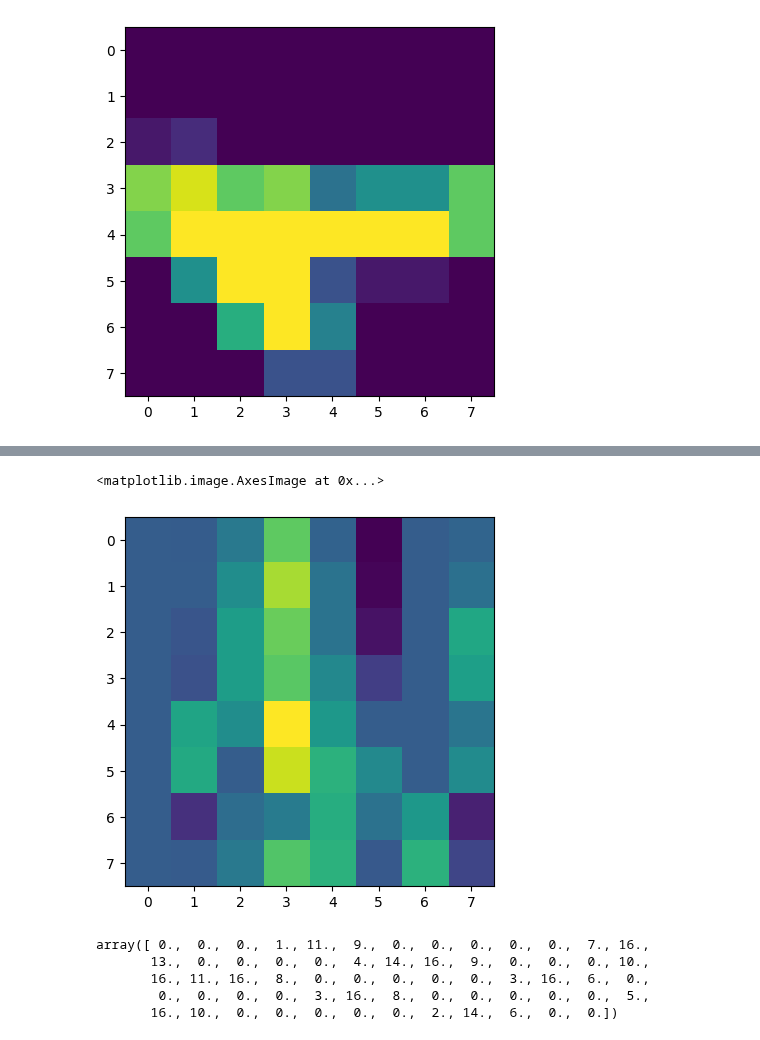
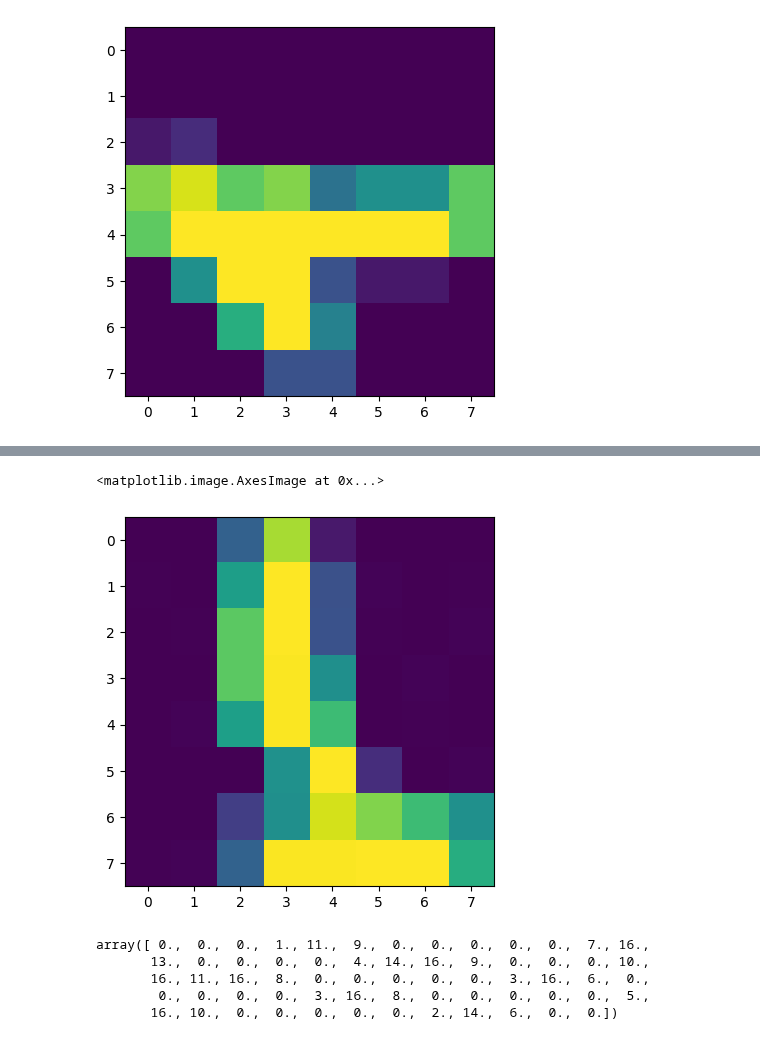
Before and after one commit to tayfununal/PyTorch, a Jupyter notebook: rotate_Load_digit_1.ipynb, the cells around one changed output, grey strips where cells are left out. Drawn from its saved outputs; the diff is of its cells as text; code cells hidden in the pictures.

```diff
--- a/rotate_Load_digit_1.ipynb
+++ b/rotate_Load_digit_1.ipynb
@@ -55,7 +55,7 @@ model = nn.Sequential(nn.Conv2d(1, 32, 2),
                       nn.Linear(hidden, hidden), nn.ReLU(),
                       nn.Linear(hidden, hidden), nn.ReLU(),
                       nn.Linear(hidden, hidden), nn.ReLU(),
-                      nn.Linear(hidden, 32))
+                      nn.Linear(hidden, 32), nn.ReLU())
 
 model2 = nn.Sequential(nn.Conv2d(1, 32, 2),
                       nn.Conv2d(32, 32, 2),
@@ -65,7 +65,37 @@ model2 = nn.Sequential(nn.Conv2d(1, 32, 2),
                       nn.Linear(hidden, hidden), nn.ReLU(),
                       nn.Linear(hidden, hidden), nn.ReLU(),
                       nn.Linear(hidden, hidden), nn.ReLU(),
-                      nn.Linear(hidden, 32))
+                      nn.Linear(hidden, 32), nn.ReLU())
+
+model3 = nn.Sequential(nn.Conv2d(1, 32, 2),
+                      nn.Conv2d(32, 32, 2),
+                      nn.Conv2d(32, 32, 2),
+                      nn.Flatten(),
+                      nn.Linear(160, hidden), nn.ReLU(),
+                      nn.Linear(hidden, hidden), nn.ReLU(),
+                      nn.Linear(hidden, hidden), nn.ReLU(),
+                      nn.Linear(hidden, hidden), nn.ReLU(),
+                      nn.Linear(hidden, 32), nn.ReLU())
+
+model4 = nn.Sequential(nn.Conv2d(1, 32, 2),
+                      nn.Conv2d(32, 32, 2),
+                      nn.Conv2d(32, 32, 2),
+                      nn.Flatten(),
+                      nn.Linear(160, hidden), nn.ReLU(),
+                      nn.Linear(hidden, hidden), nn.ReLU(),
+                      nn.Linear(hidden, hidden), nn.ReLU(),
+                      nn.Linear(hidden, hidden), nn.ReLU(),
+                      nn.Linear(hidden, 32), nn.ReLU())
+
+model5 = nn.Sequential(nn.Conv2d(1, 32, 2),
+                      nn.Conv2d(32, 32, 2),
+                      nn.Conv2d(32, 32, 2),
+                      nn.Flatten(),
+                      nn.Linear(160, hidden), nn.ReLU(),
+                      nn.Linear(hidden, hidden), nn.ReLU(),
+                      nn.Linear(hidden, hidden), nn.ReLU(),
+                      nn.Linear(hidden, hidden), nn.ReLU(),
+                      nn.Linear(hidden, 32), nn.ReLU())
 # %%
 def coupling_layer(x, m, flow, forward=True):
 
@@ -118,9 +152,14 @@ loss : 44.00742721557617
 # %%
-x_hat = coupling_layer(torch.from_numpy(X[y==1][55].reshape(1,64)).to(torch.float32), model, flow=2, forward=False)
+z =  coupling_layer(torch.from_numpy(X[y==1][55].reshape(1,64)).to(torch.float32), model4, flow=2, forward=False)
+z2 = coupling_layer(z, m=model2, flow=2, forward=False)
+z3 = coupling_layer(z2, m=model3, flow=1, forward=False)
+z4 = coupling_layer(z3, m=model4, flow=2, forward=False)
+x_hat = coupling_layer(z4, m=model5, flow=1, forward=False)
+
 plt.imshow(x_hat.detach().numpy().reshape((8,8)))
 # %% [output]
 <matplotlib.image.AxesImage at 0x...>
-[figure, old version]
+[figure, new version]
 # %%
 X[y==1][4]
 # %% [output]
```
Also changed, not shown: parts of 1 cell of this notebook.
